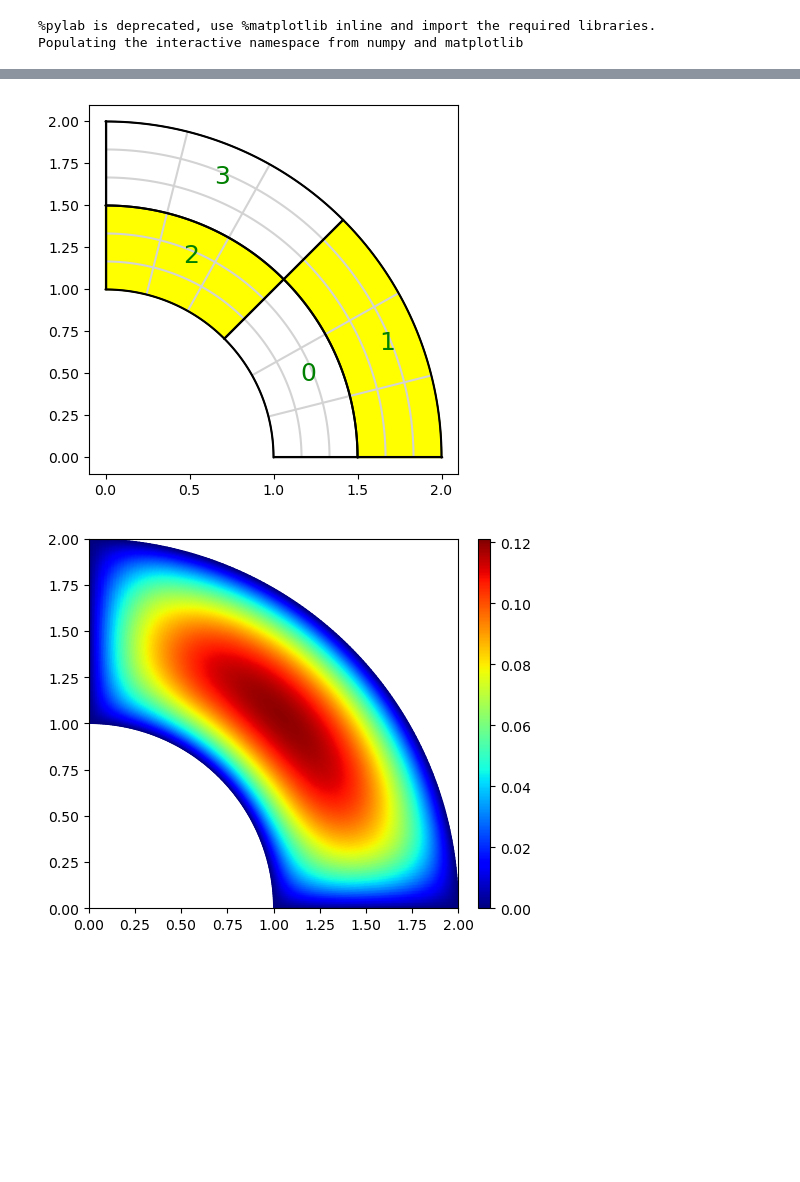
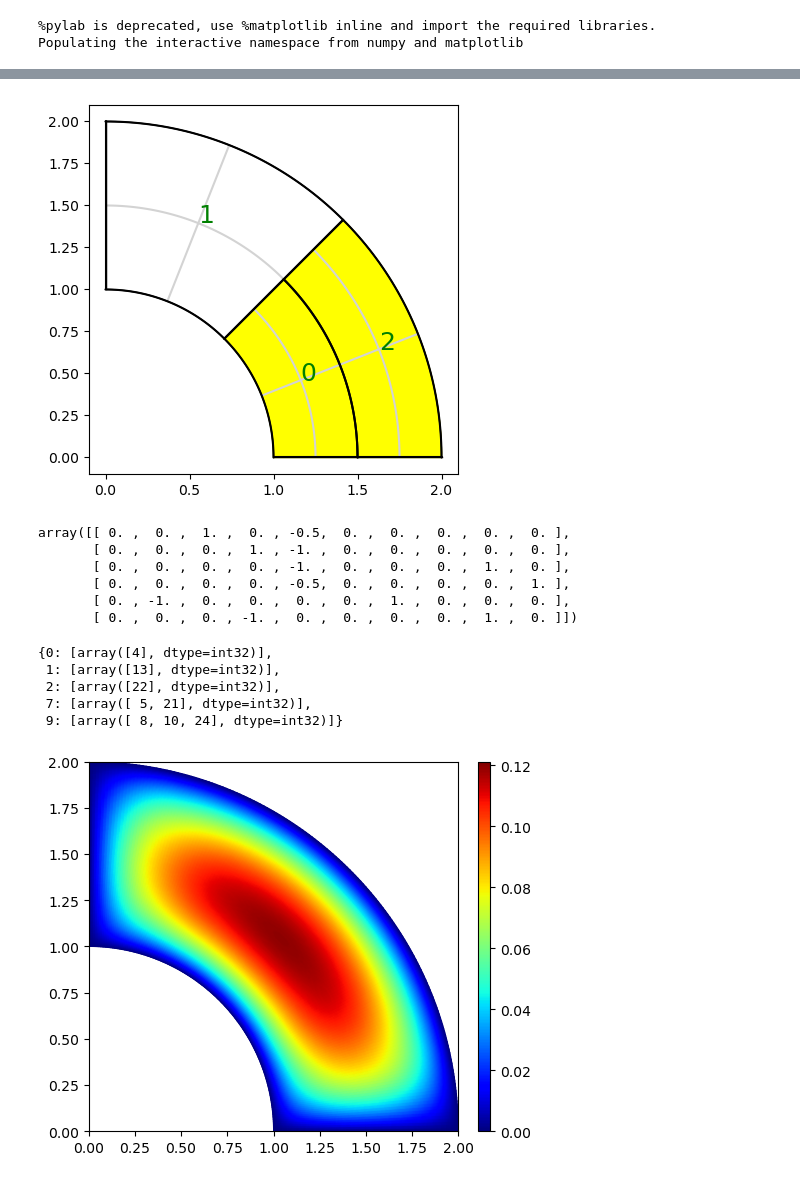
Before and after one commit to Stefan714/pyiga, a Jupyter notebook: notebooks/IETI.ipynb, the cells around one changed output, grey strips where cells are left out. Drawn from its saved outputs; the diff is of its cells as text; code cells hidden in the pictures; blank space fills up the shorter version.

```diff
--- a/notebooks/IETI.ipynb
+++ b/notebooks/IETI.ipynb
@@ -48,7 +48,7 @@ class IetiDP:
             self.Basisk, self.N_ofs, self.N, self.B = ieti_cy.pyx_compute_decoupled_coarse_basis(self.space.Basis.tocsc(), MP.N_ofs.astype(np.int32), p_intfs)
         else:
             self.Basisk = [scipy.sparse.identity(self.space.N[p]) for p in range(self.space.numpatches)]
-            self.B = self.space.Constr
+            self.B = self.space.B
 
         self.N = [Ba.shape[1] for Ba in self.Basisk]
         self.N_ofs = np.cumsum([0]+self.N)
@@ -139,8 +139,8 @@ class IetiDP:
                         self.Prim[i] = (dofs,np.ones(len(dofs)))
                         i+=1
                     else:
-                        constr = (self.space.Constr.tocsc()[:,Nodes[key][0][0]]==1).indices
-                        coeffs = abs(self.space.Constr[constr,:][:,Nodes[key][1]].data)
+                        constr = (self.space.B.tocsc()[:,Nodes[key][0][0]]==1).indices
+                        coeffs = abs(self.space.B[constr,:][:,Nodes[key][1]].data)
                         dofs_coarse = self.Basis.tocsr()[Nodes[key][1],:].indices
                         dofs=[]
                         for dof in dofs_coarse:
@@ -155,8 +155,8 @@ class IetiDP:
                     self.Prim[i] = (dofs,np.ones(len(dofs)))
                     i+=1
                 else:                        #T-junction
-                    constr = (self.space.Constr.tocsc()[:,Nodes[key][0][0]]==1).indices
-                    coeffs = abs(self.space.Constr[constr,:][:,Nodes[key][1]].data)
+                    constr = (self.space.B.tocsc()[:,Nodes[key][0][0]]==1).indices
+                    coeffs = abs(self.space.B[constr,:][:,Nodes[key][1]].data)
                     dofs_coarse = Nodes[key][1]
                     dofs=np.concatenate([Nodes[key][0],Nodes[key][1]])
                     coeffs = np.concatenate([np.ones(len(Nodes[key][0])),coeffs])
@@ -225,7 +225,7 @@ class IetiDP:
                     dofs_new = (self.Basis[dofs,:]==1).indices
                     self.eliminate_constraints = np.where(self.B[:,dofs_new].getnnz(axis=1))
             else:
-                self.eliminate_constraints = (MP.Constr.tocsc()[:,np.concatenate([Nodes[key][0] for key in Nodes])]==1).indices
+                self.eliminate_constraints = (MP.B.tocsc()[:,np.concatenate([Nodes[key][0] for key in Nodes])]==1).indices
 
         keep_constr = np.setdiff1d(np.arange(self.B.shape[0]),self.eliminate_constraints)
         self.B = self.B[keep_constr,:]
@@ -639,46 +639,41 @@ def consistency_split(MP):
                 patches_to_split[p1]=None
     return patches_to_split
 # %%
-deg = 2
-N = 3
+deg = 1
+N = 2
 #M = Tshapes(deg,N,1)
-knots= (bspline.make_knots(deg,0,1,N),bspline.make_knots(deg,0,1,N))
+knots = (bspline.make_knots(deg,0,1,N),bspline.make_knots(deg,0,1,N))
 M = topology.PatchMesh([(knots,geometry.quarter_annulus())])
-M.split_patch(0,axis=None)
+M.split_patch(0,axis=0);
+M.split_patch(0,axis=1);
 
-M.set_domain_id({'A':{0,3}, 'B':{1,2}})
+M.set_domain_id({'A':{1}, 'B':{0,2}})
 
 MP = assemble.Multipatch(M, automatch=True)
 
 dir_data = {0: lambda x,y: 0.}
 #MP.set_dirichlet_boundary(dir_data)
 f={'A':lambda x,y: 1.,'B':lambda x,y: 1.}
-gamma = 1
+gamma = 1.
 MP.set_dirichlet_boundary(dir_data)
 
 a = {'A':gamma, 'B':1.}
 MP.mesh.draw(knots=1, patch_idx=1, color={'A':"white", 'B':"yellow"})
 
-Kh = np.array([MP.assemble_volume(problem='a*inner(grad(u),grad(v))* dx', arity=2, domain_id=d, a=a[d]) for d in MP.mesh.domains]).sum()
-Fh = np.array([MP.assemble_volume(problem='f * v * dx', arity=1, domain_id=d, f=f[d], physical=True) for d in MP.mesh.domains]).sum(axis=0)
-dir_bcs = MP.compute_dirichlet_bcs(dir_data)
-LS = assemble.RestrictedLinearSystem(Kh,Fh,dir_bcs)
-u_exact = LS.complete(scipy.sparse.linalg.spsolve(LS.A,LS.b))
-
-MP.Constr = parametersort(MP,a)
+#MP.B = parametersort(MP,a)
 #parametersort(MP,a)
 I = IetiDP(MP, dir_data = dir_data, elim=0)
 I.assemble(problem='a*inner(grad(u),grad(v))* dx',f=f, a=a)
-I.construct_primal_constraints(redundant=False, fat = False)
+I.construct_primal_constraints(redundant=True, fat = False)
 I.construct_primal_basis()
 I.remove_dir_from_system()
 
-F,b = I.compute_F()
-F_mat = F@np.eye(F.shape[0])
-#I.compute_S()
+# F,b = I.compute_F()
+# F_mat = F@np.eye(F.shape[0])
+# #I.compute_S()
 
-MsD = I.MsD(method='deluxe')
+# MsD = I.MsD(method='deluxe')
 
-lam, it, min_eig, max_eig, r = solvers.pcg(F, b, x0=None, maxiter=200, P=MsD, output=1, rtol=1e-6, atol=1e-12)
-uh = I.construct_solution(lam)
+# lam, it, min_eig, max_eig, r = solvers.pcg(F, b, x0=None, maxiter=200, P=MsD, output=1, rtol=1e-6, atol=1e-12)
+# uh = I.construct_solution(lam)
 # %% [output]
@@ -688,4 +682,21 @@ pcg with preconditioned condition number κ ~ 1.2145082587943252 stopped after 3
-[figure, old version]
+[figure, new version]
+# %%
+I.B.toarray()
+# %% [output]
+array([[ 0. ,  0. ,  1. ,  0. , -0.5,  0. ,  0. ,  0. ,  0. ,  0. ],
+       [ 0. ,  0. ,  0. ,  1. , -1. ,  0. ,  0. ,  0. ,  0. ,  0. ],
+       [ 0. ,  0. ,  0. ,  0. , -1. ,  0. ,  0. ,  0. ,  1. ,  0. ],
+       [ 0. ,  0. ,  0. ,  0. , -0.5,  0. ,  0. ,  0. ,  0. ,  1. ],
+       [ 0. , -1. ,  0. ,  0. ,  0. ,  0. ,  1. ,  0. ,  0. ,  0. ],
+       [ 0. ,  0. ,  0. , -1. ,  0. ,  0. ,  0. ,  0. ,  1. ,  0. ]])
+# %%
+MP.get_nodes()
+# %% [output]
+{0: [array([4], dtype=int32)],
+ 1: [array([13], dtype=int32)],
+ 2: [array([22], dtype=int32)],
+ 7: [array([ 5, 21], dtype=int32)],
+ 9: [array([ 8, 10, 24], dtype=int32)]}
 # %%
 MP.plot(u_exact)
 # %% [output]
```
Also changed, not shown: parts of 4 cells of this notebook, 2 other files.
